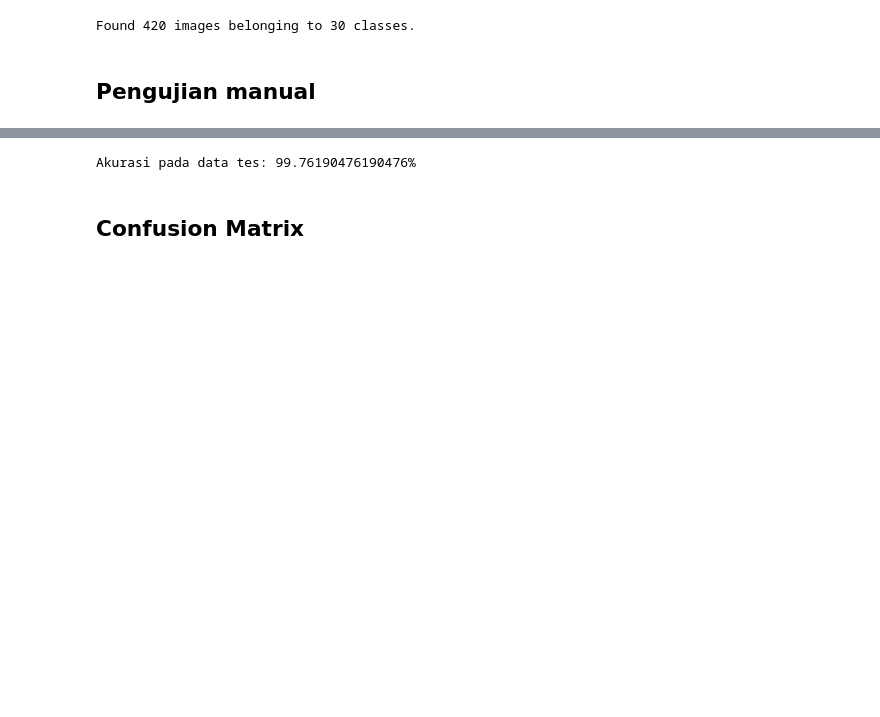
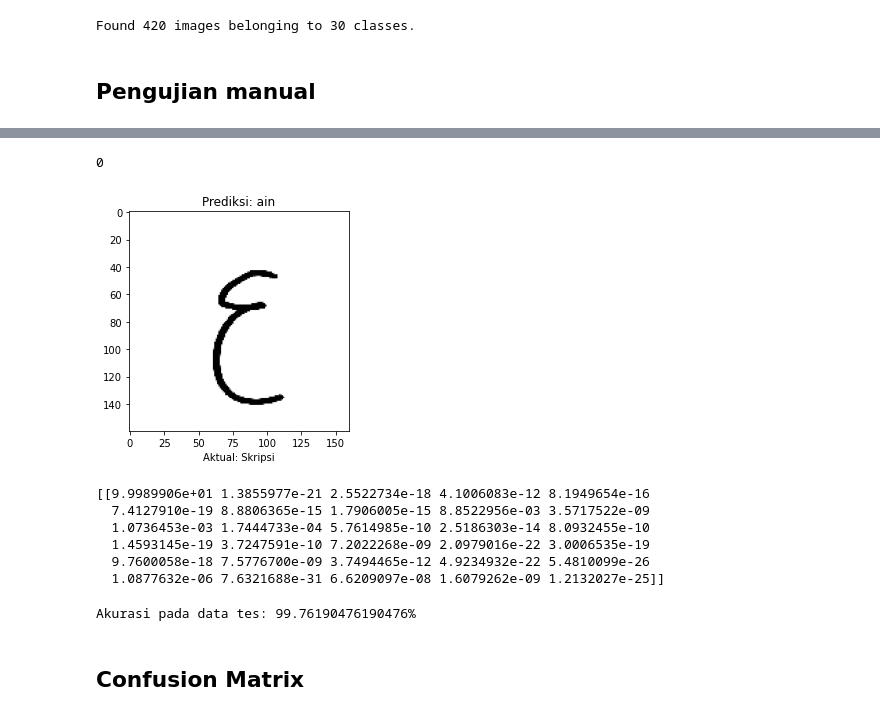
Before and after one commit to sunuilhamp/Hijaiyah-Deployment-CNN, a Jupyter notebook: Model Notebook.ipynb, the cells around one changed output, grey strips where cells are left out. Drawn from its saved outputs; the diff is of its cells as text; code cells hidden in the pictures; blank space fills up the shorter version.

```diff
--- a/Model Notebook.ipynb
+++ b/Model Notebook.ipynb
@@ -272,3 +291,31 @@ Nama huruf: zain
+# %%
+# Don't run this cell if the cell above hadn't run yet
+
+files = fileselect.files
+img_path = files[0]
+new_image = load_image(img_path)
+
+# prediksi
+pred = loaded_model.predict(new_image)
+pred *= 100
+print(np.argmax(pred))
+
+img = load_img(img_path, target_size=(160, 160))
+plt.imshow(img)
+plt.title("Prediksi: {}".format(class_names[np.argmax(pred)]))
+plt.xlabel("Aktual: " + img_path.split("/")[2])
+plt.tight_layout()
+plt.show()
+print(pred)
+# %% [output]
+0
+[figure, added]
+[[9.9989906e+01 1.3855977e-21 2.5522734e-18 4.1006083e-12 8.1949654e-16
+  7.4127910e-19 8.8806365e-15 1.7906005e-15 8.8522956e-03 3.5717522e-09
+  1.0736453e-03 1.7444733e-04 5.7614985e-10 2.5186303e-14 8.0932455e-10
+  1.4593145e-19 3.7247591e-10 7.2022268e-09 2.0979016e-22 3.0006535e-19
+  9.7600058e-18 7.5776700e-09 3.7494465e-12 4.9234932e-22 5.4810099e-26
+  1.0877632e-06 7.6321688e-31 6.6209097e-08 1.6079262e-09 1.2132027e-25]]
 # %%
 # Menghitung akurasi secara manual
 total = 0
```
Also changed, not shown: parts of 5 cells of this notebook.
